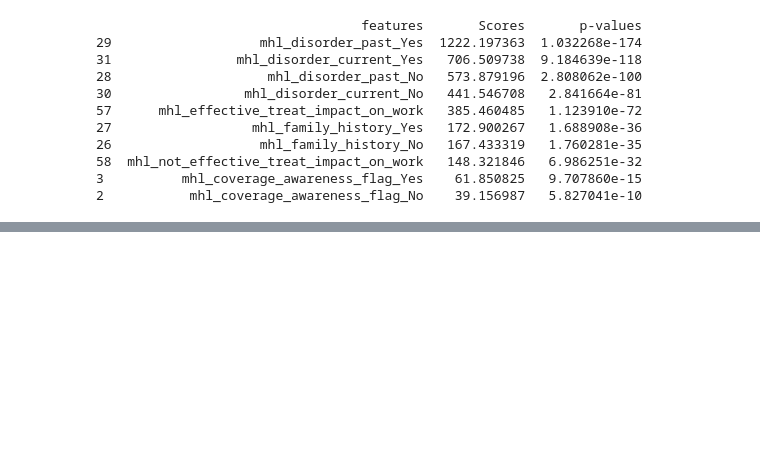
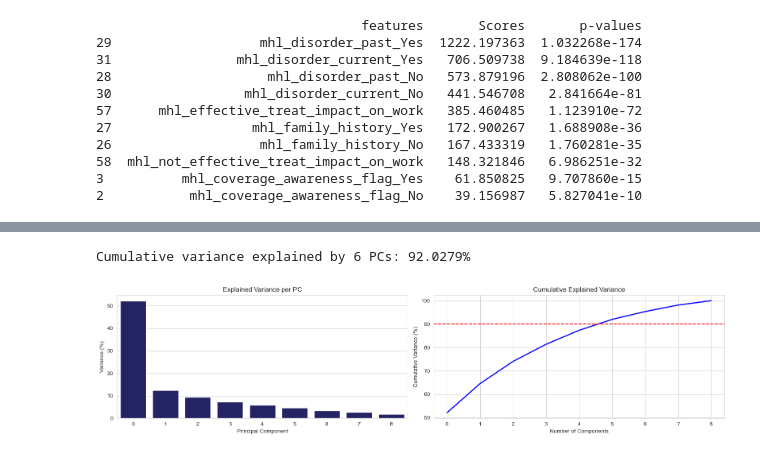
Before and after one commit to Oumaymabamoh/ML_Mental_Health_Cluster_Insights, a Jupyter notebook: feature_engineering.ipynb, the cells around one changed output, grey strips where cells are left out. Saved outputs shown, nothing was run; the diff lists cells and outputs as text; code cells hidden in the pictures; blank space fills up the shorter version.

```diff
--- a/feature_selection.ipynb
+++ b/feature_engineering.ipynb
@@ -76,0 +191,10 @@ print(feature_scores)
+# %%
+# Create list of all selected features
+selected_features = chi_square_test_result.features.to_list()
+
+# Add target variable to list
+selected_features.append("mhl_dxd_professional_Yes")
+
+# Create new dataframe with all selected features by subsetting the encoded dataframe
+selected_features_df = encoded_df[selected_features]
+selected_features_df.head()
@@ -76,0 +208,45 @@ print(feature_scores)
+# %%
+from sklearn.preprocessing import StandardScaler
+from sklearn.decomposition import PCA
+import matplotlib.pyplot as plt
+import seaborn as sns
+import numpy as np
+
+# Standardize the features
+scaler = StandardScaler()
+X_std = scaler.fit_transform(selected_features_df)
+
+# Apply PCA without limiting components first
+pca = PCA()
+X_pca = pca.fit_transform(X_std)
+
+# Calculate explained variance
+var_exp = pca.explained_variance_ratio_ * 100
+cum_var_exp = np.cumsum(var_exp)
+
+# Automatically select number of components to retain 90% variance
+threshold = 90
+optimal_components = np.argmax(cum_var_exp >= threshold) + 1
+print(f"Cumulative variance explained by {optimal_components} PCs: {round(cum_var_exp[optimal_components - 1], 4)}%")
+
+# Redo PCA with optimal number of components
+pca_opt = PCA(n_components=optimal_components)
+X_reduced = pca_opt.fit_transform(X_std)
+
+# Plotting
+fig, ax = plt.subplots(1, 2, figsize=(16, 4))
+sns.barplot(x=np.arange(len(var_exp)), y=var_exp, ax=ax[0], color='midnightblue')
+ax[0].set_title("Explained Variance per PC")
+ax[0].set_xlabel("Principal Component")
+ax[0].set_ylabel("Variance (%)")
+
+sns.lineplot(x=np.arange(len(cum_var_exp)), y=cum_var_exp, ax=ax[1], color='blue', linewidth=2)
+ax[1].axhline(y=threshold, color='red', linestyle='--')
+ax[1].set_title("Cumulative Explained Variance")
+ax[1].set_xlabel("Number of Components")
+ax[1].set_ylabel("Cumulative Variance (%)")
+plt.tight_layout()
+plt.show()
+# %% [output]
+Cumulative variance explained by 6 PCs: 92.0279%
+[figure, added]
```
Also changed, not shown: parts of 10 cells of this notebook, 1 other file.
